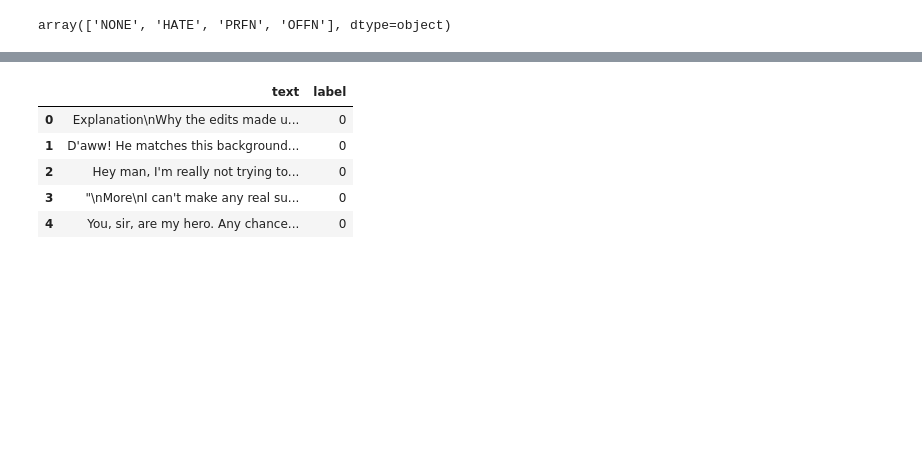
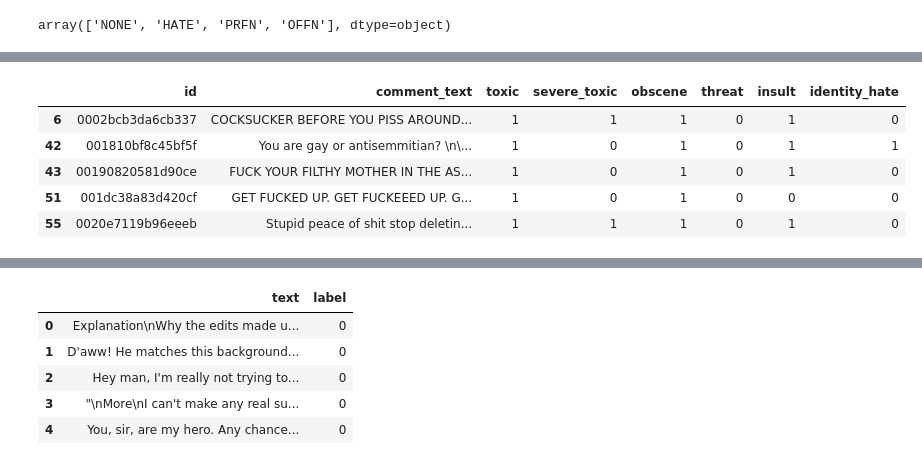
Before and after one commit to chauhan17nitin/hatErase, a Jupyter notebook: Dataset_Exploration.ipynb, the cells around one changed output, grey strips where cells are left out. Saved outputs shown, nothing was run; the diff lists cells and outputs as text; code cells hidden in the pictures; blank space fills up the shorter version.

```diff
--- a/Dataset_Exploration.ipynb
+++ b/Dataset_Exploration.ipynb
@@ -168,0 +246,9 @@ train_jigsaw = pd.read_csv('/content/drive/My Drive/ML-PR/dataset/jigsaw_toxic/t
+# %%
+train_jigsaw[(train_jigsaw['toxic']==1) & (train_jigsaw['obscene']==1)].head()
+# %% [output]
+|  | id | comment_text | toxic | severe_toxic | obscene | threat | insult | identity_hate |
+| 6 | 0002bcb3da6cb337 | COCKSUCKER BEFORE YOU PISS AROUND... | 1 | 1 | 1 | 0 | 1 | 0 |
+| 42 | 001810bf8c45bf5f | You are gay or antisemmitian? \n\... | 1 | 0 | 1 | 0 | 1 | 1 |
+| 43 | 00190820581d90ce | FUCK YOUR FILTHY MOTHER IN THE AS... | 1 | 0 | 1 | 0 | 1 | 0 |
+| 51 | 001dc38a83d420cf | GET FUCKED UP. GET FUCKEEED UP. G... | 1 | 0 | 1 | 0 | 0 | 0 |
+| 55 | 0020e7119b96eeeb | Stupid peace of shit stop deletin... | 1 | 1 | 1 | 0 | 1 | 0 |
```
Also changed, not shown: parts of 65 cells of this notebook.
